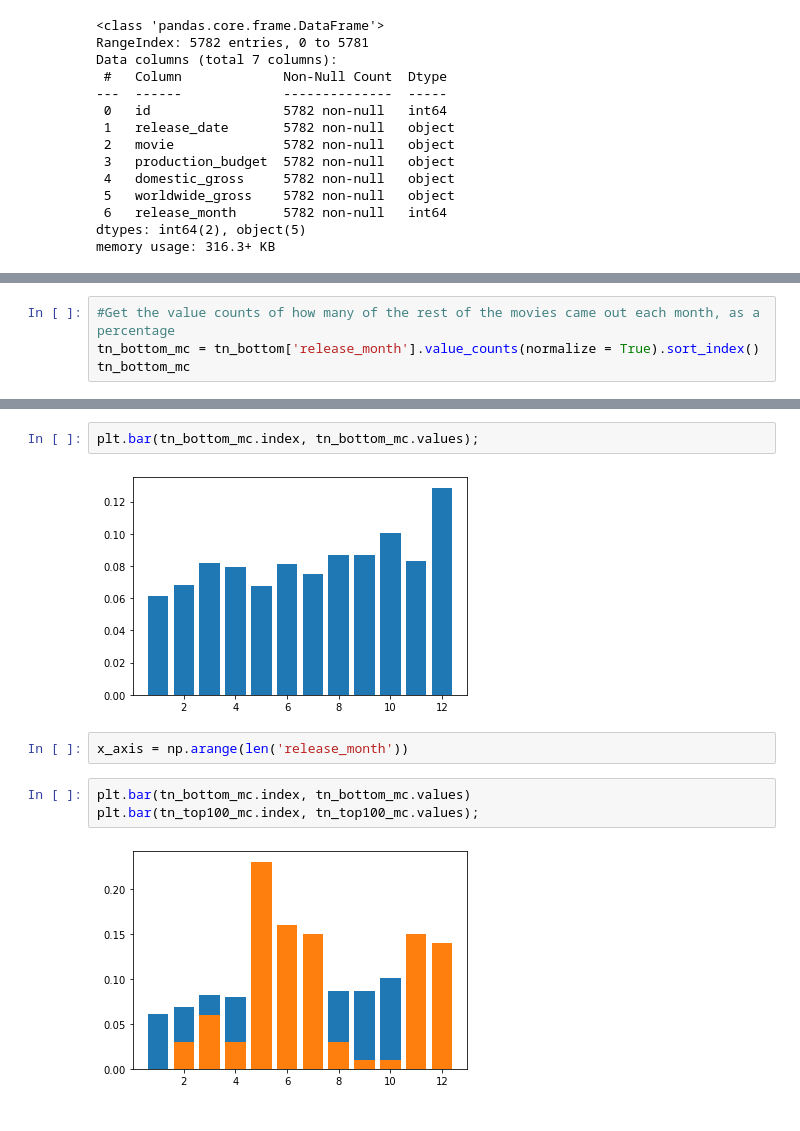
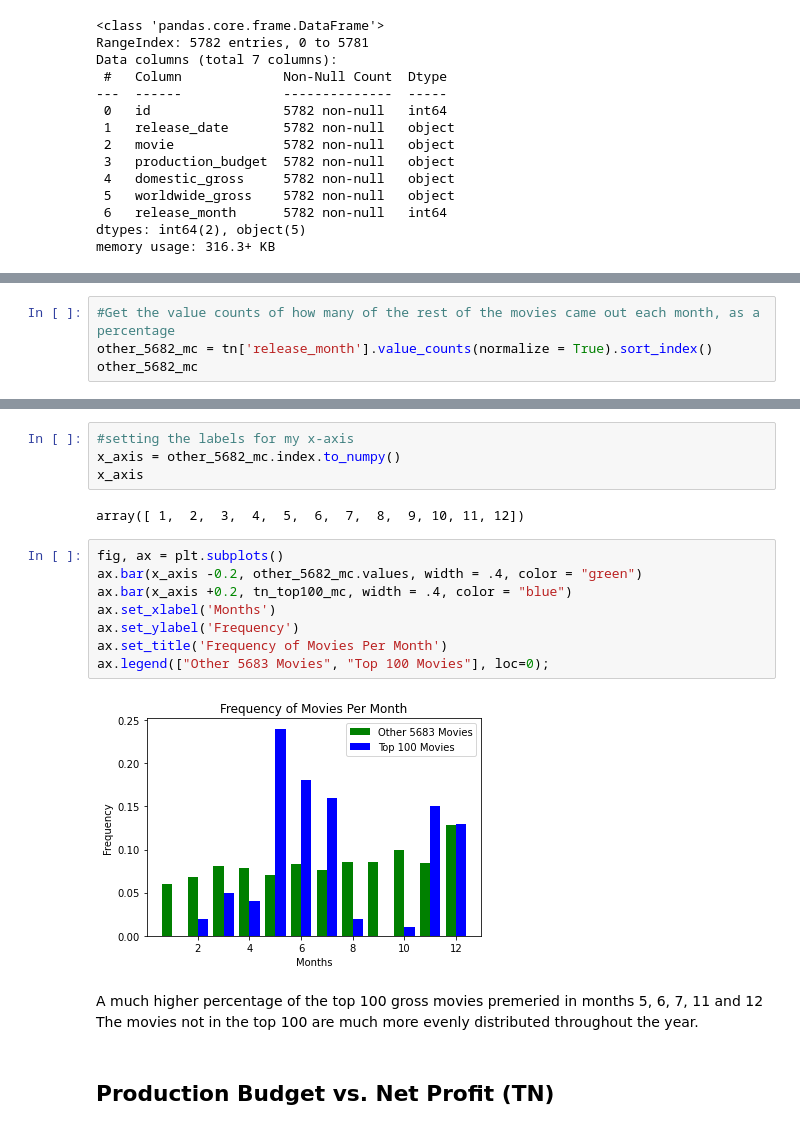
Before and after one commit to julietday422/MovieDataProject, a Jupyter notebook: Main.ipynb, the cells around one changed output, grey strips where cells are left out. Saved outputs shown, nothing was run; the diff lists cells and outputs as text.

```diff
--- a/Main.ipynb
+++ b/Main.ipynb
@@ -431,5 +357,5 @@ tn_bottom
 # %%
 #Get the value counts of how many of the rest of the movies came out each month, as a percentage
-tn_bottom_mc = tn_bottom['release_month'].value_counts(normalize = True).sort_index()
-tn_bottom_mc
+other_5682_mc = tn['release_month'].value_counts(normalize = True).sort_index()
+other_5682_mc
 # %% [output]
@@ -453,11 +375,21 @@ plt.bar(tn_top100_mc.index, tn_top100_mc.values);
-# %%
-plt.bar(tn_bottom_mc.index, tn_bottom_mc.values);
-# %% [output]
-[figure, removed]
-# %%
-x_axis = np.arange(len('release_month'))
-# %%
-plt.bar(tn_bottom_mc.index, tn_bottom_mc.values)
-plt.bar(tn_top100_mc.index, tn_top100_mc.values);
-# %% [output]
-[figure, removed]
+# %%
+#setting the labels for my x-axis
+x_axis = other_5682_mc.index.to_numpy()
+x_axis
+# %% [output]
+array([ 1,  2,  3,  4,  5,  6,  7,  8,  9, 10, 11, 12])
+# %%
+fig, ax = plt.subplots()
+ax.bar(x_axis -0.2, other_5682_mc.values, width = .4, color = "green")
+ax.bar(x_axis +0.2, tn_top100_mc, width = .4, color = "blue")
+ax.set_xlabel('Months')
+ax.set_ylabel('Frequency')
+ax.set_title('Frequency of Movies Per Month')
+ax.legend(["Other 5683 Movies", "Top 100 Movies"], loc=0);
+# %% [output]
+[figure, added]
+# %% [markdown]
+A much higher percentage of the top 100 gross movies premeried in months 5, 6, 7, 11 and 12
+The movies not in the top 100 are much more evenly distributed throughout the year.
+# %% [markdown]
+## Production Budget vs. Net Profit (TN)
```
Also changed, not shown: parts of 75 cells of this notebook.
